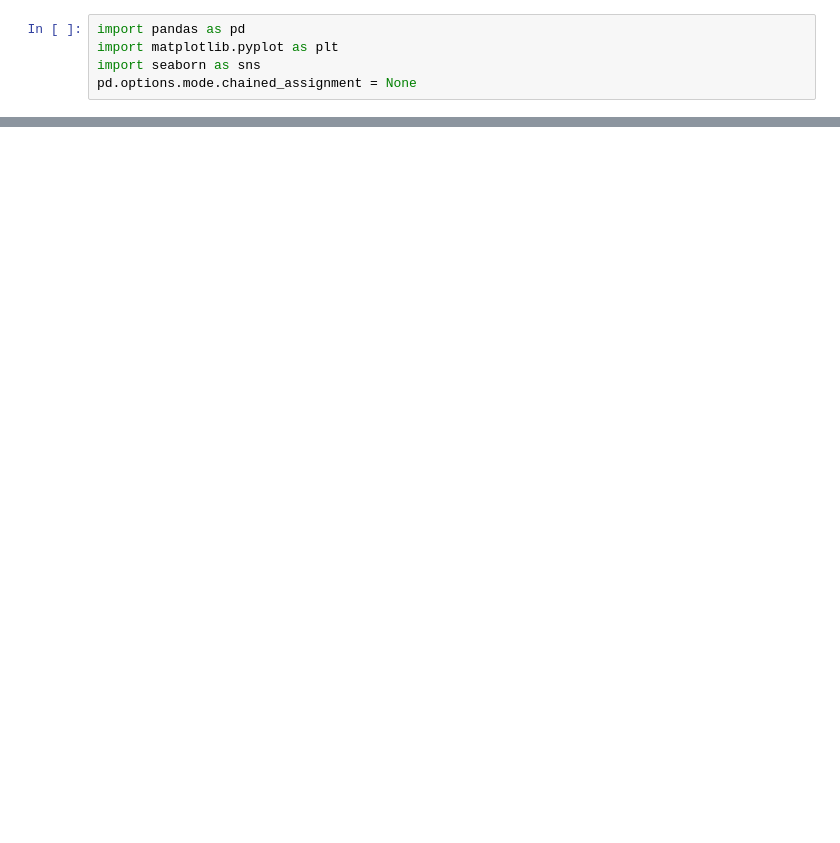
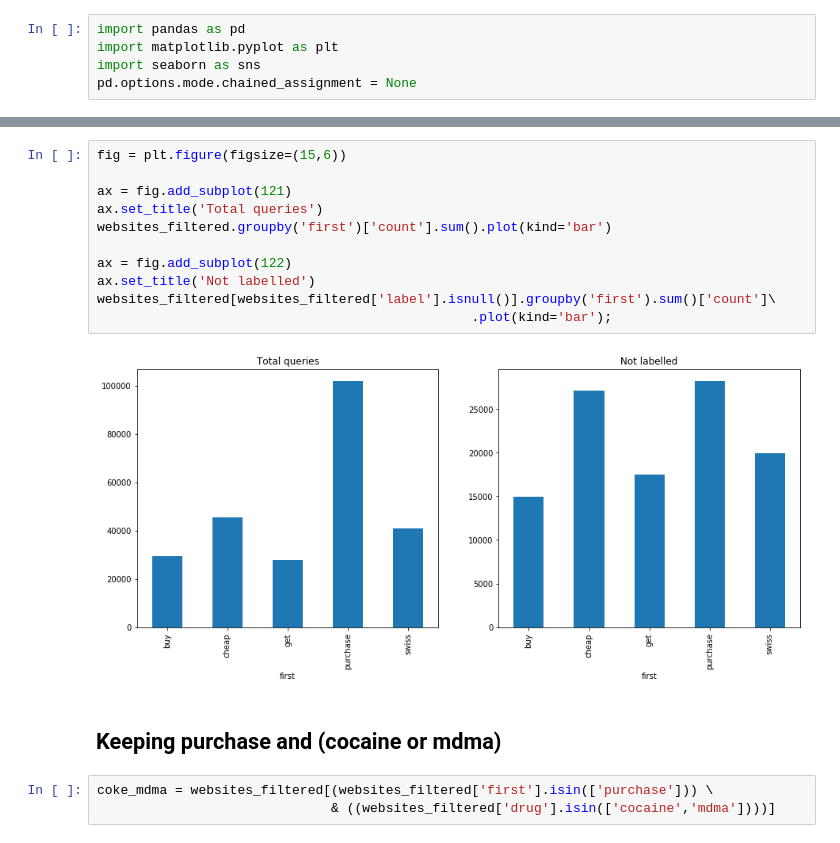
Before and after one commit to miallema/ESC, a Jupyter notebook: Notebooks/exploring.ipynb, the cells around one changed output, grey strips where cells are left out. Cells and saved outputs as stored; diff of their text form; blank space fills up the shorter version.

```diff
--- a/Notebooks/exploring.ipynb
+++ b/Notebooks/exploring.ipynb
@@ -32,0 +99,18 @@ websites_filtered
+# %%
+fig = plt.figure(figsize=(15,6))
+
+ax = fig.add_subplot(121)
+ax.set_title('Total queries')
+websites_filtered.groupby('first')['count'].sum().plot(kind='bar')
+
+ax = fig.add_subplot(122)
+ax.set_title('Not labelled')
+websites_filtered[websites_filtered['label'].isnull()].groupby('first').sum()['count']\
+                                                .plot(kind='bar');
+# %% [output]
+[figure, added]
+# %% [markdown]
+## Keeping purchase and (cocaine or mdma)
+# %%
+coke_mdma = websites_filtered[(websites_filtered['first'].isin(['purchase'])) \
+                              & ((websites_filtered['drug'].isin(['cocaine','mdma'])))]
```
Also changed, not shown: parts of 17 cells of this notebook, 1 other file.
